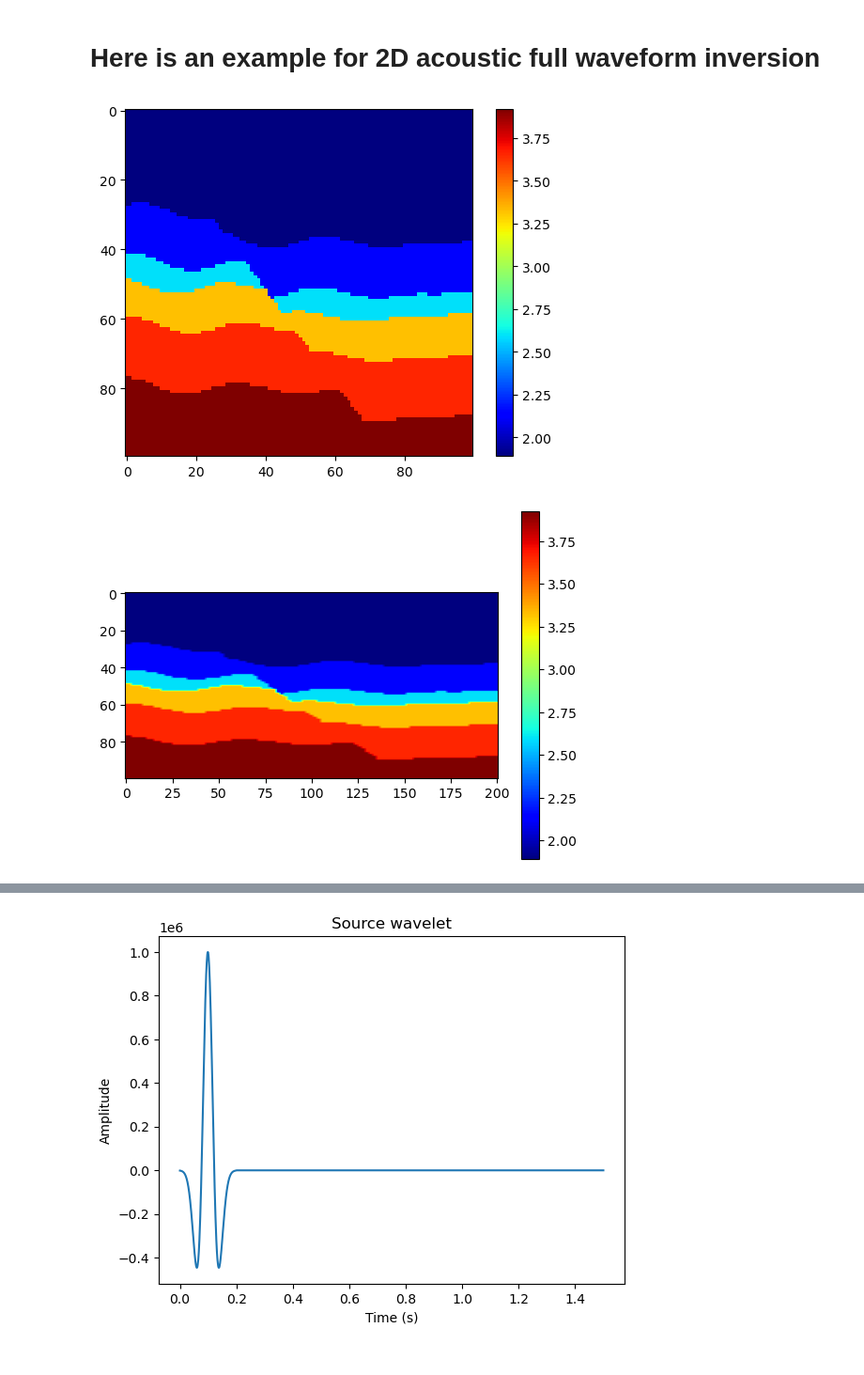
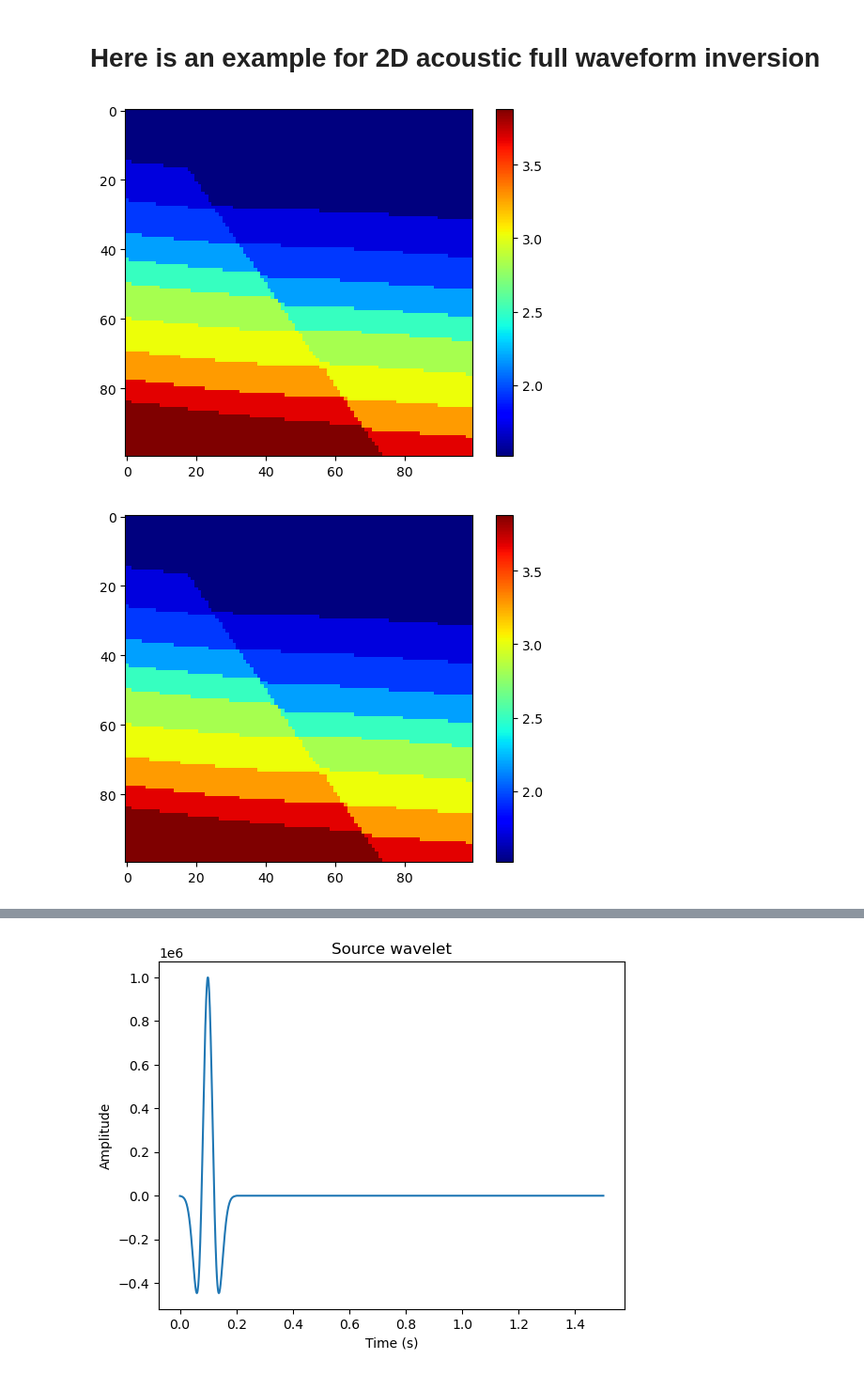
Before and after one commit to aaspip/geofwi, a Jupyter notebook: notebooks/02-full-waveform-inversion.ipynb, the cells around one changed output, grey strips where cells are left out. Shown at 94% size. Drawn from its saved outputs; the diff is of its cells as text; code cells hidden in the pictures.

```diff
--- a/notebooks/02-full-waveform-inversion.ipynb
+++ b/notebooks/02-full-waveform-inversion.ipynb
@@ -9,37 +9,38 @@ import matplotlib.pyplot as plt
 import os
 from scipy import interpolate
 import warnings
 warnings.simplefilter("ignore")
 
 ## Extract on velocity sample from GeoFWI database
 from geofwi import get_vel
-vel=get_vel(layer=6,mode='fault',datapath='../data',indx=200)/1000.0 #turn into the last sample of the last type
+vel=get_vel(layer=10,mode='fault',datapath='../data',indx=0)/1000.0 #turn into the last sample of the last type
 import matplotlib.pyplot as plt
 plt.imshow(vel,cmap=plt.jet());plt.colorbar();
 plt.show()
 
 [nz,nx]=vel.shape;
 
-nx2=201;
+# You can make it denser
+nx2=100;
 nz2=100;
 
-x1=np.arange(nx)*0.02;
-z1=np.arange(nz)*0.02;
+x1=np.arange(nx)*0.01;
+z1=np.arange(nz)*0.01;
 x2=np.arange(nx2)*0.01;
-z2=np.arange(nz2)*0.02;
+z2=np.arange(nz2)*0.01;
 f = interpolate.interp2d (x1, z1, vel)
 vel = f(x2, z2)
 plt.imshow(vel,cmap=plt.jet());plt.colorbar();
 plt.show()
 
 ## obtain start velocity
 vel_s = smooth(vel,[5,20,1]);
 q=np.ones(vel.shape)*10000;
 plt.subplot(2,1,1);
 plt.imshow(vel, clim=[1.5,4.5]);
 plt.subplot(2,1,2);
 plt.imshow(vel_s, clim=[1.5,4.5]);
 plt.show()
 # %% [output]
-[figure, old version]
+[figure, new version]
-[figure, old version]
+[figure, new version]
```
Also changed, not shown: parts of 5 cells of this notebook.
